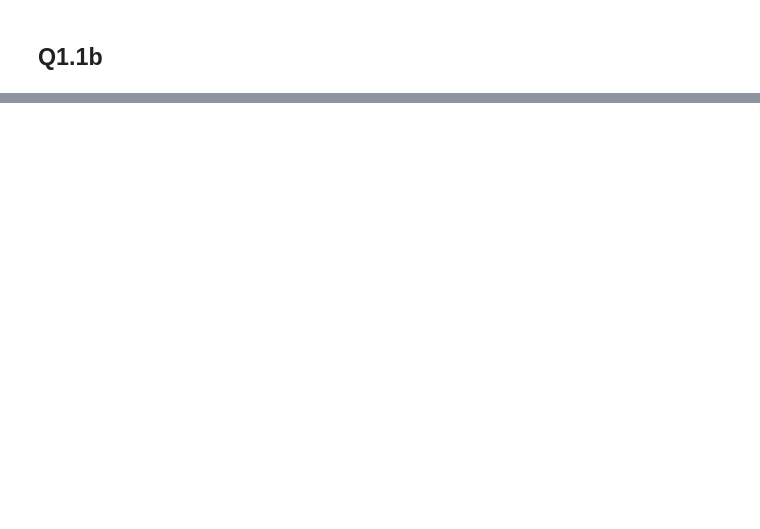
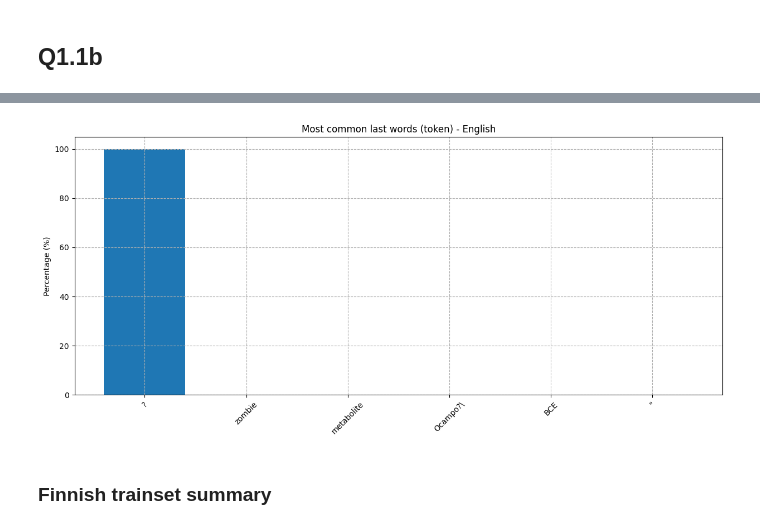
Before and after one commit to RasmusML/nlp_question_answer_project, a Jupyter notebook: notebook.ipynb, the cells around one changed output, grey strips where cells are left out. Saved outputs shown, nothing was run; the diff lists cells and outputs as text; code cells hidden in the pictures; blank space fills up the shorter version.

```diff
--- a/notebook.ipynb
+++ b/notebook.ipynb
@@ -257,0 +311,6 @@ validation_set.head()
+# %%
+plot_most_common_words(lasts, "Most common last words (token) - English", top=25)
+# %% [output]
+[figure, added]
+# %% [markdown]
+### Finnish trainset summary
```
Also changed, not shown: parts of 21 cells of this notebook, 2 other files.
